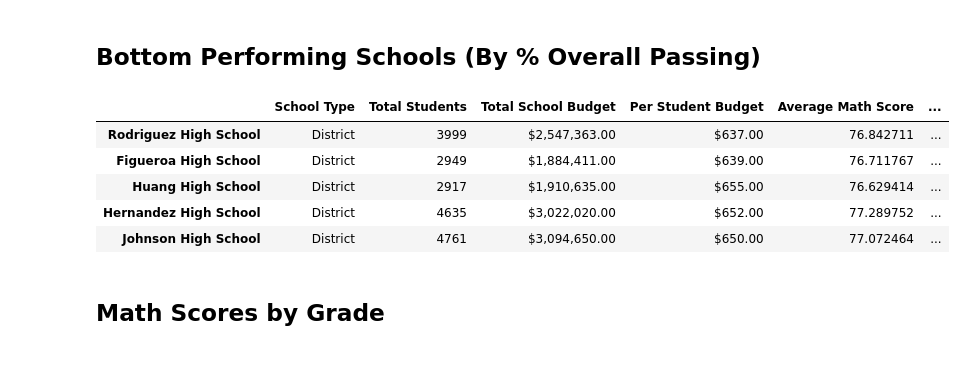
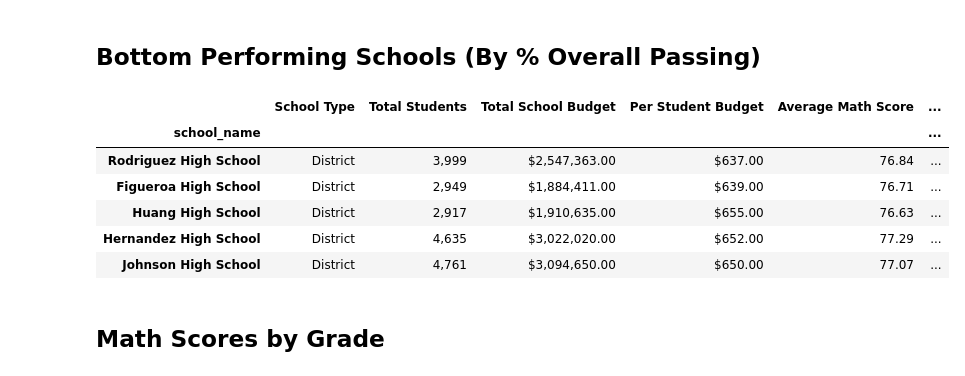
Before and after one commit to JeffPinegar/pandas-challenge, a Jupyter notebook: JSP PyCitySchools.ipynb, the cells around one changed output. Cells and saved outputs as stored; diff of their text form; code cells hidden in the pictures.

```diff
--- a/JSP PyCitySchools.ipynb
+++ b/JSP PyCitySchools.ipynb
@@ -146,9 +255,9 @@ per_school_reading =
 # %%
 # Calculate the number of schools with math scores of 70 or higher
-school_passing_math =
+school_passing_math = school_data_complete[(school_data_complete["math_score"] >= 70)]
 # %%
 # Calculate the number of schools with reading scores of 70 or higher
-school_passing_reading =
+school_passing_reading =  school_data_complete[(school_data_complete["reading_score"] >= 70)]
 # %%
 # Use the provided code to calculate the schools that passed both math and reading with scores of 70 or higher
 passing_math_and_reading = school_data_complete[
@@ -158,15 +267,32 @@ passing_math_and_reading = school_data_complete[
 # Use the provided code to calculate the passing rates
 per_school_passing_math = school_passing_math.groupby(["school_name"]).count()["student_name"] / per_school_counts * 100
 per_school_passing_reading = school_passing_reading.groupby(["school_name"]).count()["student_name"] / per_school_counts * 100
-overall_passing_rate = passing_math_and_reading.groupby(["school_name"]).count()["student_name"] / per_school_counts * 100
+per_overall_passing_rate = passing_math_and_reading.groupby(["school_name"]).count()["student_name"] / per_school_counts * 100
 # %%
 # Create a DataFrame called `per_school_summary` with columns for the calculations above.
-
+per_school_summary = pd.DataFrame({
+            'School Type':school_types,
+            'Total Students':per_school_counts,
+            'Total School Budget': per_school_budget,
+            'Per Student Budget': per_student_budget,
+            'Average Math Score': per_school_math,
+            'Average Reading Score': per_school_reading,
+            '% Passing Math':per_school_passing_math,
+            '% Passing Reading': per_school_passing_reading,
+            '% Overall Passing': per_overall_passing_rate})
 
 # Formatting
 per_school_summary["Total School Budget"] = per_school_summary["Total School Budget"].map("${:,.2f}".format)
 per_school_summary["Per Student Budget"] = per_school_summary["Per Student Budget"].map("${:,.2f}".format)
 
+per_school_summary["Total Students"] = per_school_summary["Total Students"].map("{:,}".format)
+per_school_summary["Average Math Score"] = per_school_summary["Average Math Score"].map("{:,.2f}".format)
+per_school_summary["Average Reading Score"] = per_school_summary["Average Reading Score"].map("{:,.2f}".format)
+per_school_summary["% Passing Math"] = per_school_summary["% Passing Math"].map("${:,.2f}%".format)
+per_school_summary["% Passing Reading"] = per_school_summary["% Passing Reading"].map("{:,.2f}%".format)
+per_school_summary["% Overall Passing"] = per_school_summary["% Overall Passing"].map("{:,.2f}%".format)
+
+
 # Display the DataFrame
 per_school_summary
 # %% [output]
@@ -201,13 +330,15 @@ per_school_summary
 ## Bottom Performing Schools (By % Overall Passing)
 # %%
 # Sort the schools by `% Overall Passing` in ascending order and display the top 5 rows.
+per_school_summary.sort_values(by='% Overall Passing',ascending=True).head(5)
 # %% [output]
 |  | School Type | Total Students | Total School Budget | Per Student Budget | Average Math Score | ... |
-| Rodriguez High School | District | 3999 | $2,547,363.00 | $637.00 | 76.842711 | ... |
-| Figueroa High School | District | 2949 | $1,884,411.00 | $639.00 | 76.711767 | ... |
-| Huang High School | District | 2917 | $1,910,635.00 | $655.00 | 76.629414 | ... |
-| Hernandez High School | District | 4635 | $3,022,020.00 | $652.00 | 77.289752 | ... |
-| Johnson High School | District | 4761 | $3,094,650.00 | $650.00 | 77.072464 | ... |
+| school_name |  |  |  |  |  | ... |
+| Rodriguez High School | District | 3,999 | $2,547,363.00 | $637.00 | 76.84 | ... |
+| Figueroa High School | District | 2,949 | $1,884,411.00 | $639.00 | 76.71 | ... |
+| Huang High School | District | 2,917 | $1,910,635.00 | $655.00 | 76.63 | ... |
+| Hernandez High School | District | 4,635 | $3,022,020.00 | $652.00 | 77.29 | ... |
+| Johnson High School | District | 4,761 | $3,094,650.00 | $650.00 | 77.07 | ... |
 # %% [markdown]
 ## Math Scores by Grade
 # %%
```
Also changed, not shown: parts of 14 cells of this notebook.
